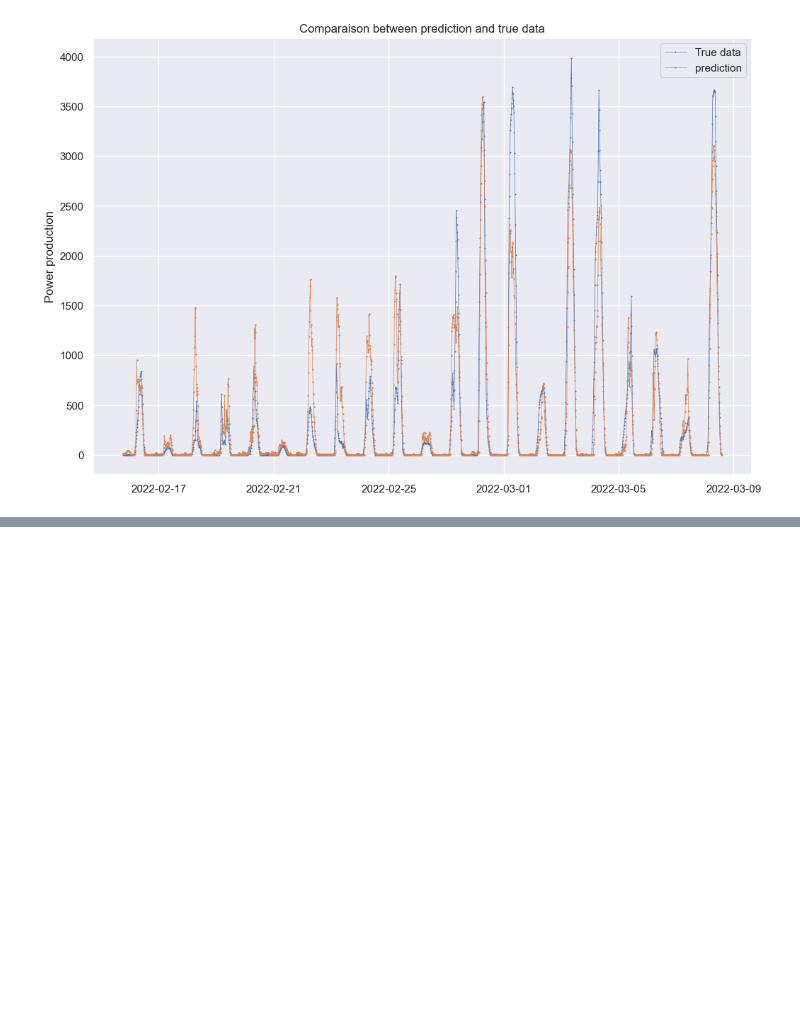
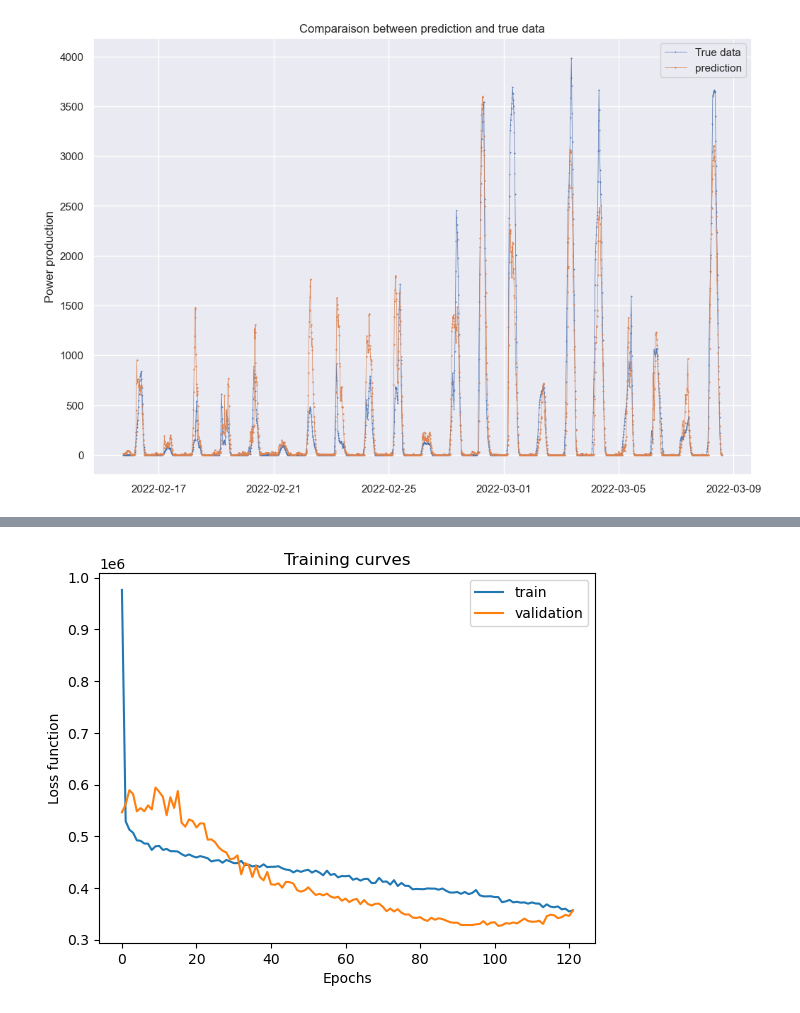
Before and after one commit to hugokerino/Energy-forecasting-NTNU, a Jupyter notebook: data/Hugo/notebook_hugo.ipynb, the cells around one changed output, grey strips where cells are left out. Cells and saved outputs as stored; diff of their text form; code cells hidden in the pictures; blank space fills up the shorter version.

```diff
--- a/data/Hugo/notebook_hugo.ipynb
+++ b/data/Hugo/notebook_hugo.ipynb
@@ -995,0 +1320,31 @@ plt.show()
+# %%
+#Split Train, Validation, Test
+X_Train,X_Test, Y_Train, Y_Test = train_test_split(X_Train_lags, Y_Train_sample.iloc[:,1],
+                                                    test_size=0.2,
+                                                    shuffle=False
+                                                    )
+X_Train, X_Val, Y_Train, Y_Val = train_test_split(X_Train, Y_Train,
+                                                    test_size=0.2,
+                                                    shuffle=False
+                                                    )
+# %%
+#MLP
+model_NN = Sequential()
+model_NN.add(Dense(X_Train.shape[1], input_shape=(X_Train.shape[1],), activation = 'relu')
+        )
+model_NN.add(Dense(256, activation = 'relu'))
+model_NN.add(Dense(128, activation = 'relu'))
+model_NN.add(Dense(64, activation = 'relu'))
+model_NN.add(Dense(32, activation = 'relu'))
+model_NN.add(Dropout(0.2))
+model_NN.add(Dense(1, activation = 'linear'))
+# %%
+#Method to stop learning when there is no improvement
+early_stopping = tf.keras.callbacks.EarlyStopping(monitor = 'val_loss', patience = 20, mode = "min", verbose=1,
+                                                  restore_best_weights = True, start_from_epoch = 50)
+model_NN.compile(optimizer='adam', loss='mean_squared_error')
+# %%
+#MLP Model training
+history = model_NN.fit(X_Train, Y_Train, epochs=500, batch_size=128, validation_data=(X_Val, Y_Val), verbose=2,
+                callbacks=[early_stopping], shuffle=False
+                )
@@ -995,0 +1369,11 @@ plt.show()
+# %%
+# plot history
+plt.title("Training curves")
+plt.plot(history.history['loss'], label='train')
+plt.plot(history.history['val_loss'], label='validation')
+plt.xlabel("Epochs")
+plt.ylabel("Loss function")
+plt.legend()
+plt.show()
+# %% [output]
+[figure, added]
```
Also changed, not shown: parts of 19 cells of this notebook.
